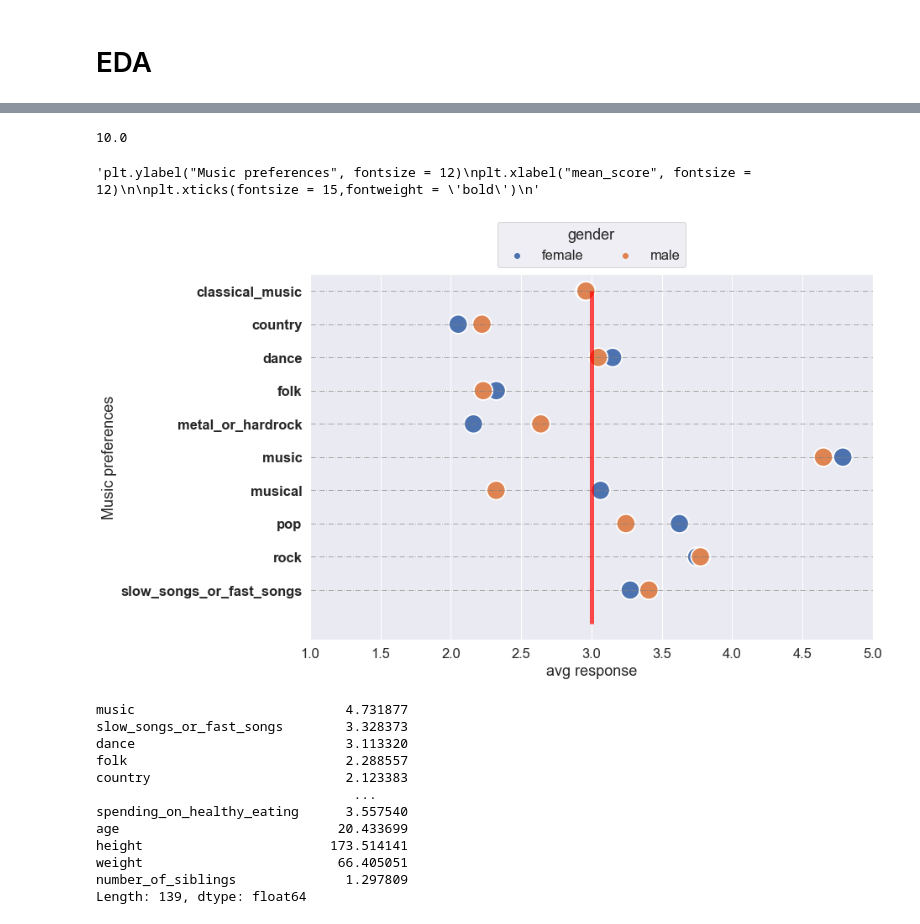
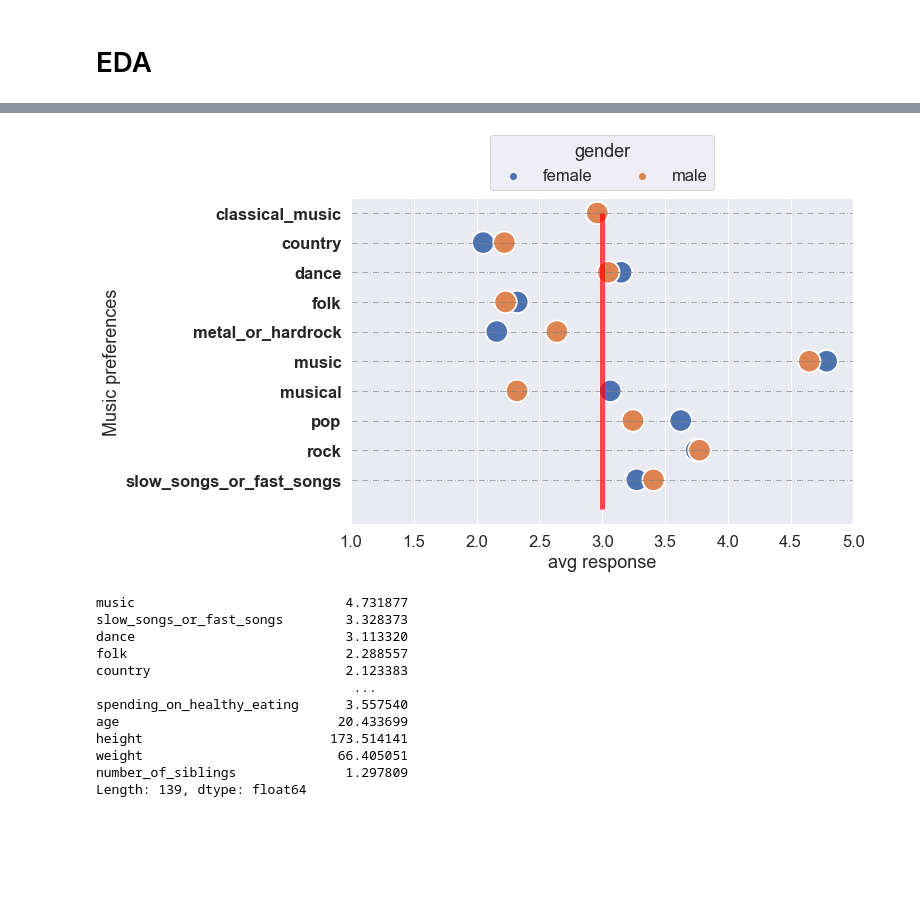
Before and after one commit to alejomaar/Machine-Learning-Zoomcamp, a Jupyter notebook: Midterm_proyect/proyect.ipynb, the cells around one changed output, grey strips where cells are left out. Saved outputs shown, nothing was run; the diff lists cells and outputs as text; code cells hidden in the pictures; blank space fills up the shorter version.

Commit message:
ADD fun for custom plots

```diff
--- a/Midterm_proyect/proyect.ipynb
+++ b/Midterm_proyect/proyect.ipynb
@@ -78,7 +78,3 @@ df_nulls.groupby('gender').sum()
 Women omitted 13 values, which is more than double that of men
 # %% [markdown]
 # EDA
-# %%
-df_topic = df.loc[:, 'music':'metal_or_hardrock']
-sub_df = pd.concat([df_topic,df['gender']],axis=1)
-sub_df
@@ -137,4 +80,0 @@ df_new
-# %%
-len(df_new)*0.5
-# %% [output]
-10.0
@@ -144,20 +81,30 @@ group_index =list(range(len_values))
 # %%
-fig, ax = plt.subplots()
+def plot_group_differences(start='music',end='metal_or_hardrock',title='Music preferences'):
+    df_topic = df.loc[:, start:end]
+    sub_df = pd.concat([df_topic,df['gender']],axis=1)
+    df_unpivot = pd.melt(sub_df, id_vars='gender')
+    df_new =df_unpivot.groupby(['variable','gender']).mean().reset_index()
 
-sns.set(rc={"figure.figsize":(12, 8)},font_scale=1.5) #width=8, height=4
-plt.rc('font', size=20)
-sns.scatterplot(y="variable",x="value",data=df_new, hue="gender" ,s=500)
+    len_values = int(len(df_new)*0.5) #Half because the group is divided by female and male
+    group_index =list(range(len_values))
 
-ax.hlines(y=group_index, xmin=1, xmax=5, color='gray', alpha=0.7, linewidth=1, linestyles='dashdot')
-ax.vlines(x=3, ymin=0, ymax=len_values, color='red', alpha=0.7, linewidth=5, linestyles='solid')
+    fig, ax = plt.subplots()
+    plt.rc('font', size=20)
 
-ax.set_xlim(1, 5)
-ax.set(xlabel='avg response', ylabel='Music preferences' )
-plt.yticks(fontweight = 'bold')
-sns.move_legend( ax, "lower center",  bbox_to_anchor=(0.5, 1), ncol=2)
+    sns.set(rc={"figure.figsize":(4, 4)},font_scale=1.5) #width=8, height=4
+    sns.scatterplot(y="variable",x="value",data=df_new, hue="gender" ,s=500)
+
+    ax.hlines(y=group_index, xmin=1, xmax=5, color='gray', alpha=0.7, linewidth=1, linestyles='dashdot')
+    ax.vlines(x=3, ymin=0, ymax=len_values, color='red', alpha=0.7, linewidth=5, linestyles='solid')
+
+    ax.set_xlim(1, 5)
+    ax.set(xlabel='avg response', ylabel=title )
+    plt.yticks(fontweight = 'bold')
+    sns.move_legend( ax, "lower center",  bbox_to_anchor=(0.5, 1), ncol=2)
-# %% [output]
-'plt.ylabel("Music preferences", fontsize = 12)\nplt.xlabel("mean_score", fontsize = 12)\n\nplt.xticks(fontsize = 15,fontweight = \'bold\')\n'
-[figure, removed]
+# %%
+plot_group_differences()
+# %% [output]
+[figure, added]
 # %%
 df_global = df.mean()
 df_global
```
Also changed, not shown: parts of 4 cells of this notebook.
